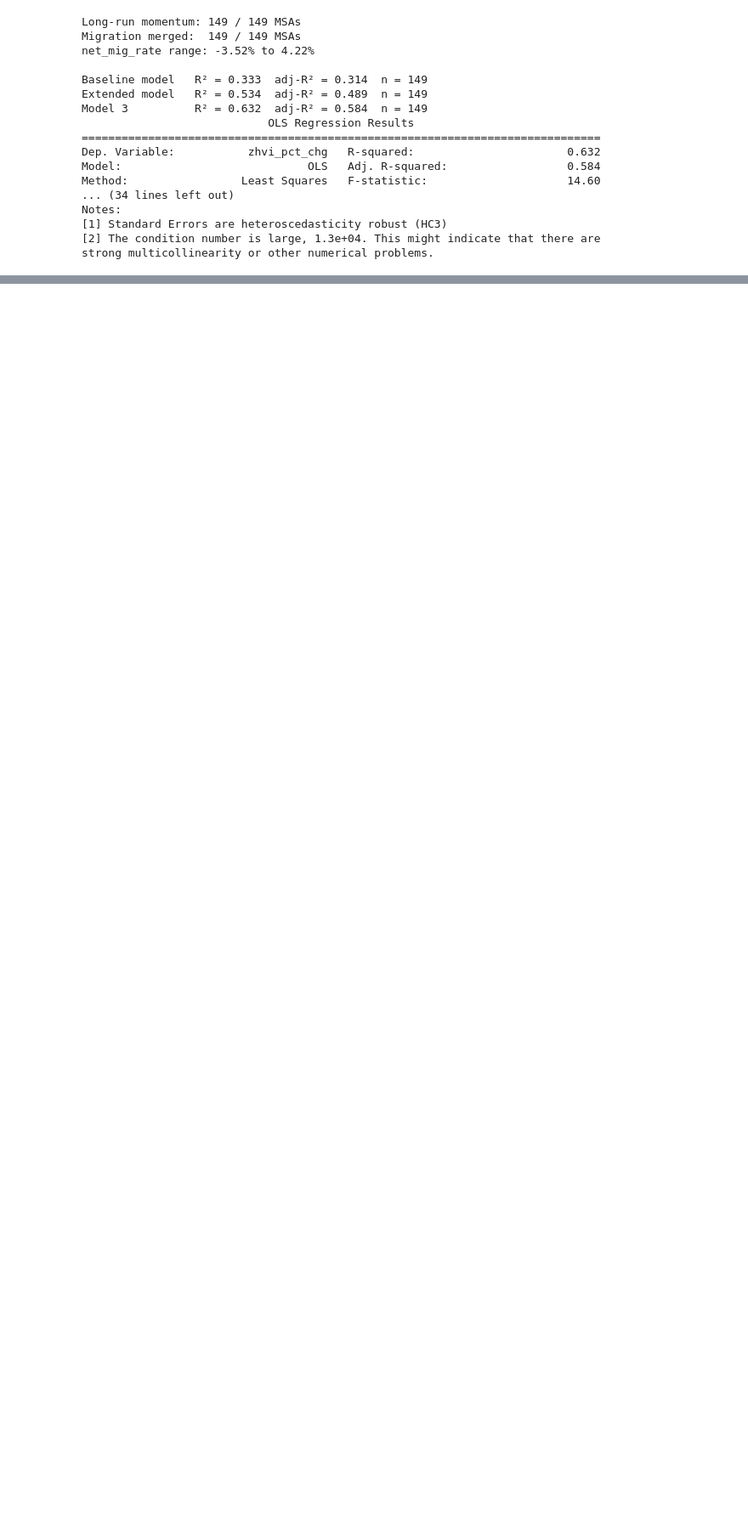
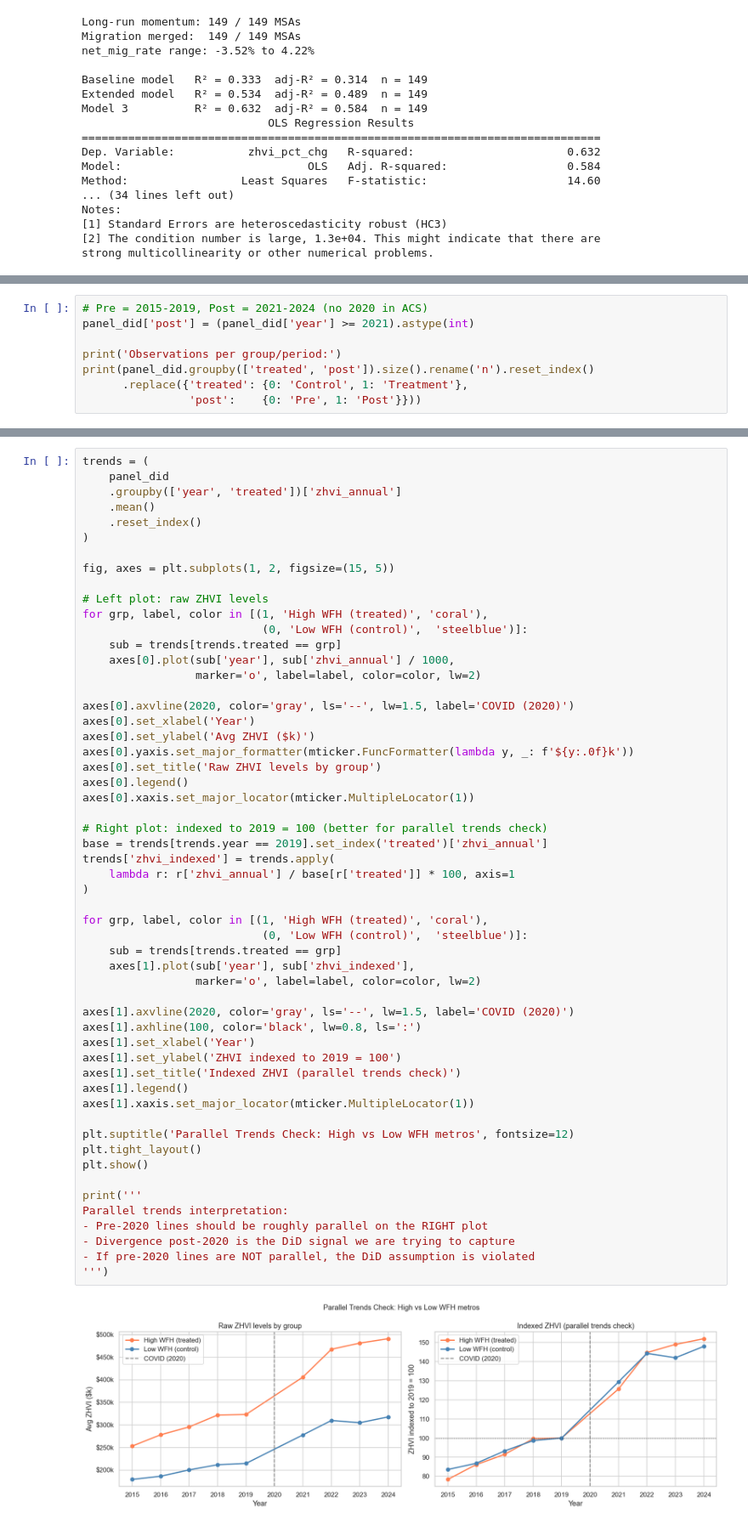
Before and after one commit to Dshreekulkarni/MATH189-FinalProject, a Jupyter notebook: Regression.ipynb, the cells around one changed output, grey strips where cells are left out. Shown at 85% size. Drawn from its saved outputs; the diff is of its cells as text; blank space fills up the shorter version.

```diff
--- a/Regression.ipynb
+++ b/Regression.ipynb
@@ -1544,0 +1622,8 @@ strong multicollinearity or other numerical problems.
+# %%
+# Pre = 2015-2019, Post = 2021-2024 (no 2020 in ACS)
+panel_did['post'] = (panel_did['year'] >= 2021).astype(int)
+
+print('Observations per group/period:')
+print(panel_did.groupby(['treated', 'post']).size().rename('n').reset_index()
+      .replace({'treated': {0: 'Control', 1: 'Treatment'},
+                'post':    {0: 'Pre', 1: 'Post'}}))
@@ -1544,0 +1637,57 @@ strong multicollinearity or other numerical problems.
+# %%
+trends = (
+    panel_did
+    .groupby(['year', 'treated'])['zhvi_annual']
+    .mean()
+    .reset_index()
+)
+
+fig, axes = plt.subplots(1, 2, figsize=(15, 5))
+
+# Left plot: raw ZHVI levels
+for grp, label, color in [(1, 'High WFH (treated)', 'coral'),
+                           (0, 'Low WFH (control)',  'steelblue')]:
+    sub = trends[trends.treated == grp]
+    axes[0].plot(sub['year'], sub['zhvi_annual'] / 1000,
+                 marker='o', label=label, color=color, lw=2)
+
+axes[0].axvline(2020, color='gray', ls='--', lw=1.5, label='COVID (2020)')
+axes[0].set_xlabel('Year')
+axes[0].set_ylabel('Avg ZHVI ($k)')
+axes[0].yaxis.set_major_formatter(mticker.FuncFormatter(lambda y, _: f'${y:.0f}k'))
+axes[0].set_title('Raw ZHVI levels by group')
+axes[0].legend()
+axes[0].xaxis.set_major_locator(mticker.MultipleLocator(1))
+
+# Right plot: indexed to 2019 = 100 (better for parallel trends check)
+base = trends[trends.year == 2019].set_index('treated')['zhvi_annual']
+trends['zhvi_indexed'] = trends.apply(
+    lambda r: r['zhvi_annual'] / base[r['treated']] * 100, axis=1
+)
+
+for grp, label, color in [(1, 'High WFH (treated)', 'coral'),
+                           (0, 'Low WFH (control)',  'steelblue')]:
+    sub = trends[trends.treated == grp]
+    axes[1].plot(sub['year'], sub['zhvi_indexed'],
+                 marker='o', label=label, color=color, lw=2)
+
+axes[1].axvline(2020, color='gray', ls='--', lw=1.5, label='COVID (2020)')
+axes[1].axhline(100, color='black', lw=0.8, ls=':')
+axes[1].set_xlabel('Year')
+axes[1].set_ylabel('ZHVI indexed to 2019 = 100')
+axes[1].set_title('Indexed ZHVI (parallel trends check)')
+axes[1].legend()
+axes[1].xaxis.set_major_locator(mticker.MultipleLocator(1))
+
+plt.suptitle('Parallel Trends Check: High vs Low WFH metros', fontsize=12)
+plt.tight_layout()
+plt.show()
+
+print('''
+Parallel trends interpretation:
+- Pre-2020 lines should be roughly parallel on the RIGHT plot
+- Divergence post-2020 is the DiD signal we are trying to capture
+- If pre-2020 lines are NOT parallel, the DiD assumption is violated
+''')
+# %% [output]
+[figure, added]
```
Also changed, not shown: parts of 58 cells of this notebook.
